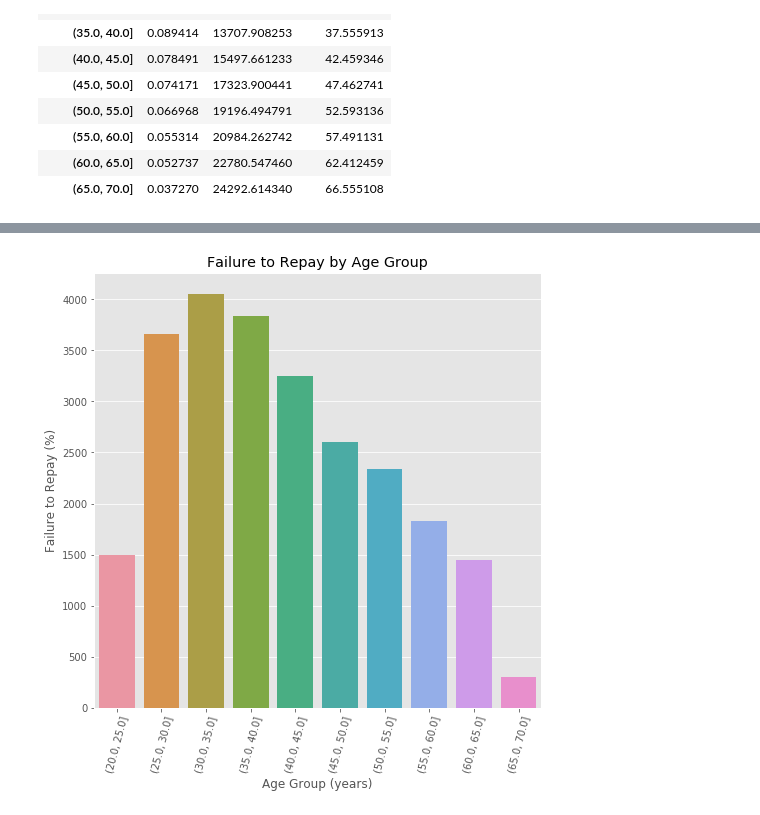
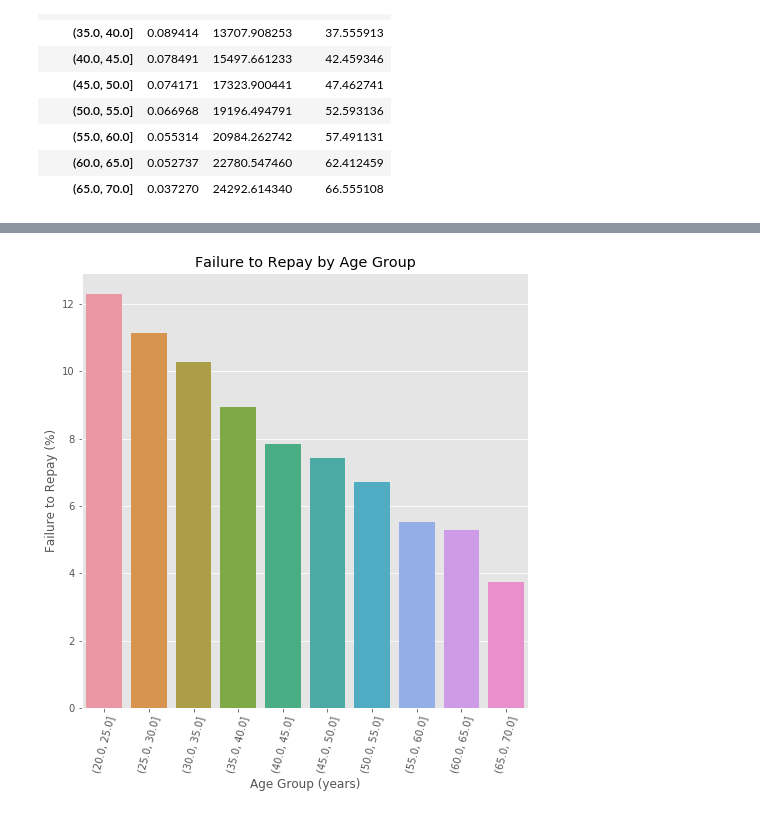
Before and after one commit to ming250112/4th-ML100Days, a Jupyter notebook: homework/Day_016_HW.ipynb, the cells around one changed output, grey strips where cells are left out. Cells and saved outputs as stored; diff of their text form; code cells hidden in the pictures.

```diff
--- a/homework/Day_016_HW.ipynb
+++ b/homework/Day_016_HW.ipynb
@@ -138,16 +123,16 @@ Name: TARGET, dtype: int64
 # %%
 plt.figure(figsize = (8, 8))
 
 # 以年齡區間為 x, target 為 y 繪製 barplot
 """
 Your Code Here
 """
 px = year_group_sorted
-py = age_data.groupby('YEARS_BINNED')['TARGET'].sum()
+py = age_groups['TARGET']*100
 sns.barplot(px, py)
 
 # Plot labeling
 plt.xticks(rotation = 75); plt.xlabel('Age Group (years)'); plt.ylabel('Failure to Repay (%)')
 plt.title('Failure to Repay by Age Group');
 # %% [output]
-[figure, old version]
+[figure, new version]
```
Also changed, not shown: parts of 1 cell of this notebook.
